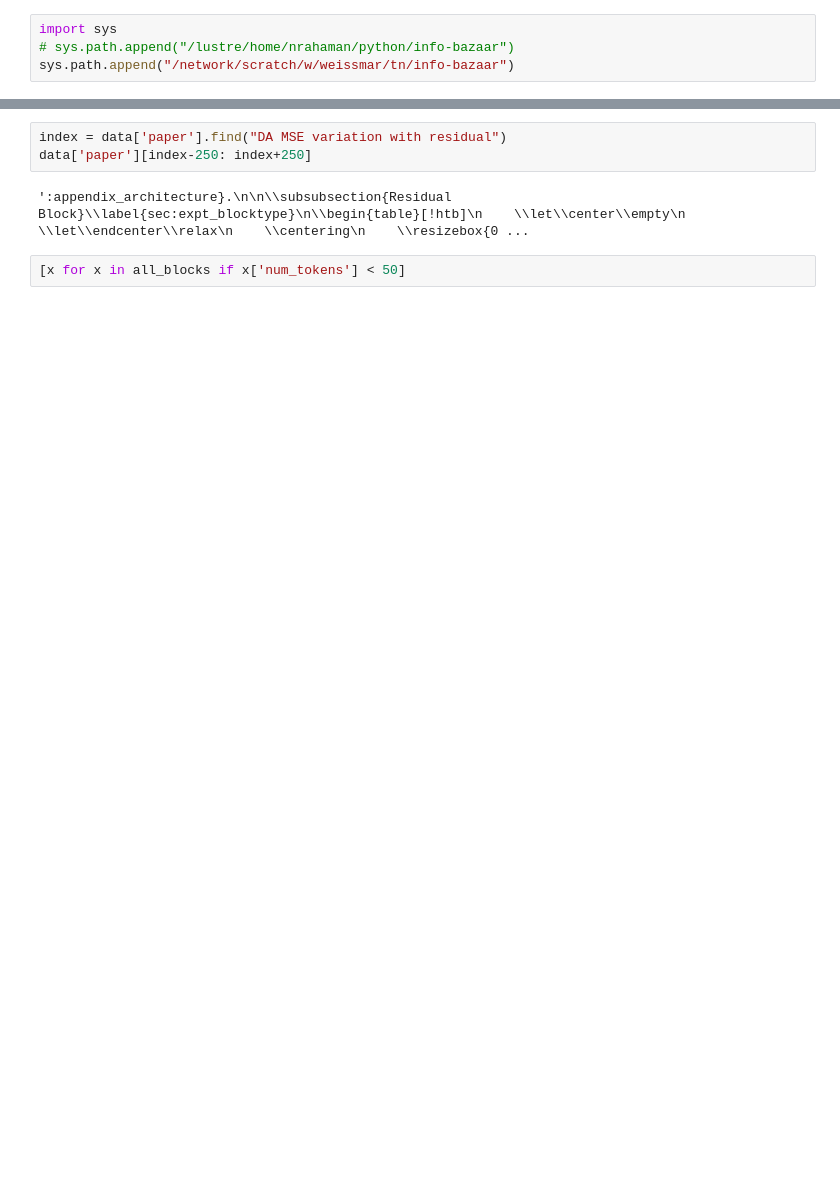
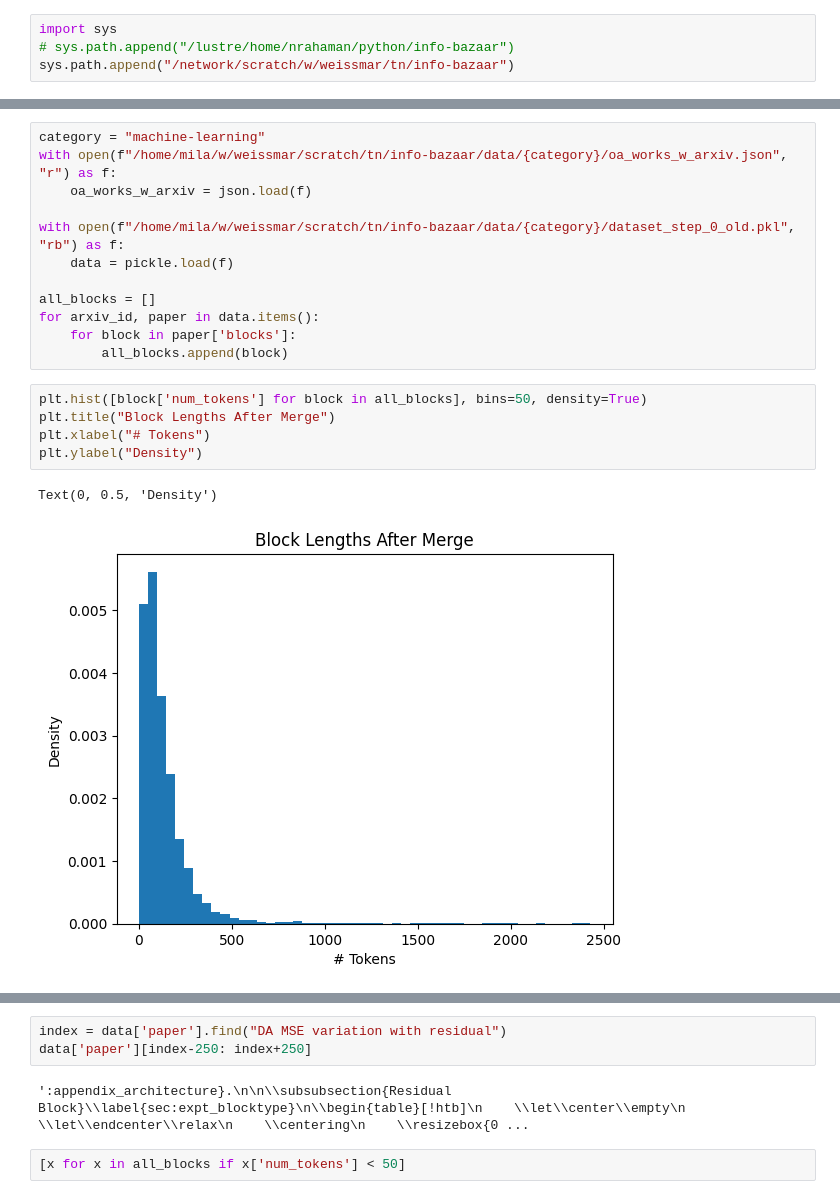
Before and after one commit to tn-learn/info-bazaar, a Jupyter notebook: notebooks/dataset_generation.ipynb, the cells around one changed output, grey strips where cells are left out. Cells and saved outputs as stored; diff of their text form; blank space fills up the shorter version.

```diff
--- a/notebooks/dataset_generation.ipynb
+++ b/notebooks/dataset_generation.ipynb
@@ -20,0 +38,20 @@ from typing import List
+# %%
+category = "machine-learning"
+with open(f"/home/mila/w/weissmar/scratch/tn/info-bazaar/data/{category}/oa_works_w_arxiv.json", "r") as f:
+    oa_works_w_arxiv = json.load(f)
+
+with open(f"/home/mila/w/weissmar/scratch/tn/info-bazaar/data/{category}/dataset_step_0_old.pkl", "rb") as f:
+    data = pickle.load(f)
+
+all_blocks = []
+for arxiv_id, paper in data.items():
+    for block in paper['blocks']:
+        all_blocks.append(block)
+# %%
+plt.hist([block['num_tokens'] for block in all_blocks], bins=50, density=True)
+plt.title("Block Lengths After Merge")
+plt.xlabel("# Tokens")
+plt.ylabel("Density")
+# %% [output]
+Text(0, 0.5, 'Density')
+[figure, added]
```
Also changed, not shown: parts of 60 cells of this notebook, 3 other files.
